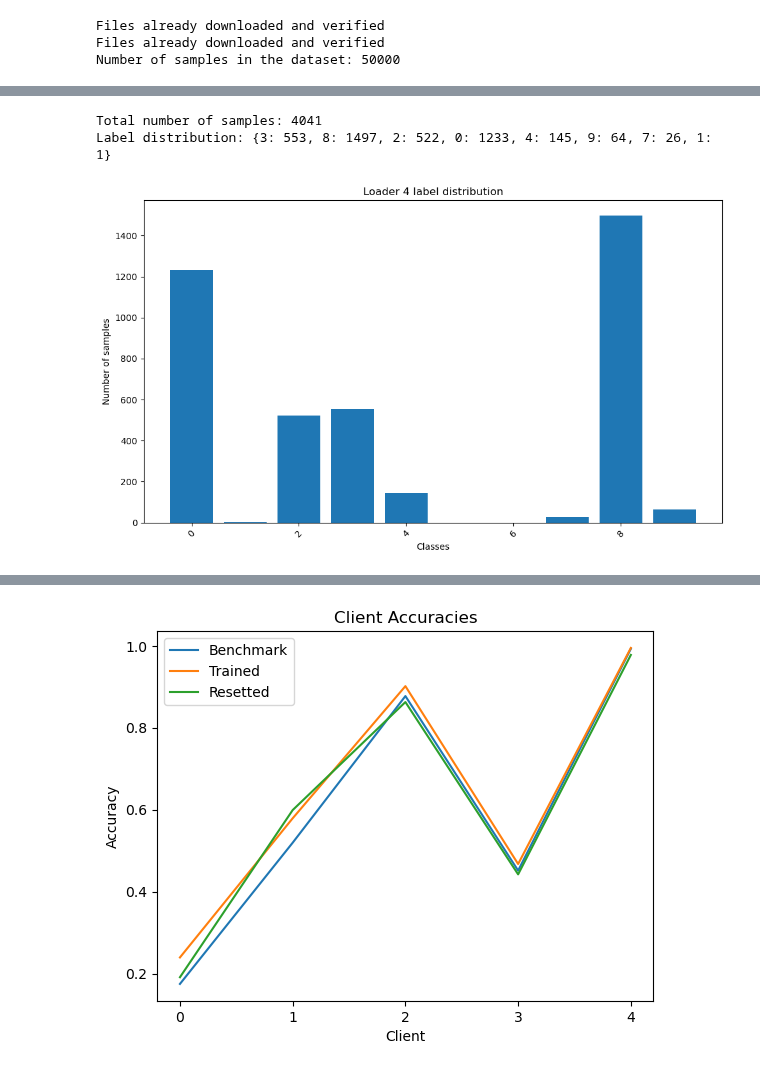
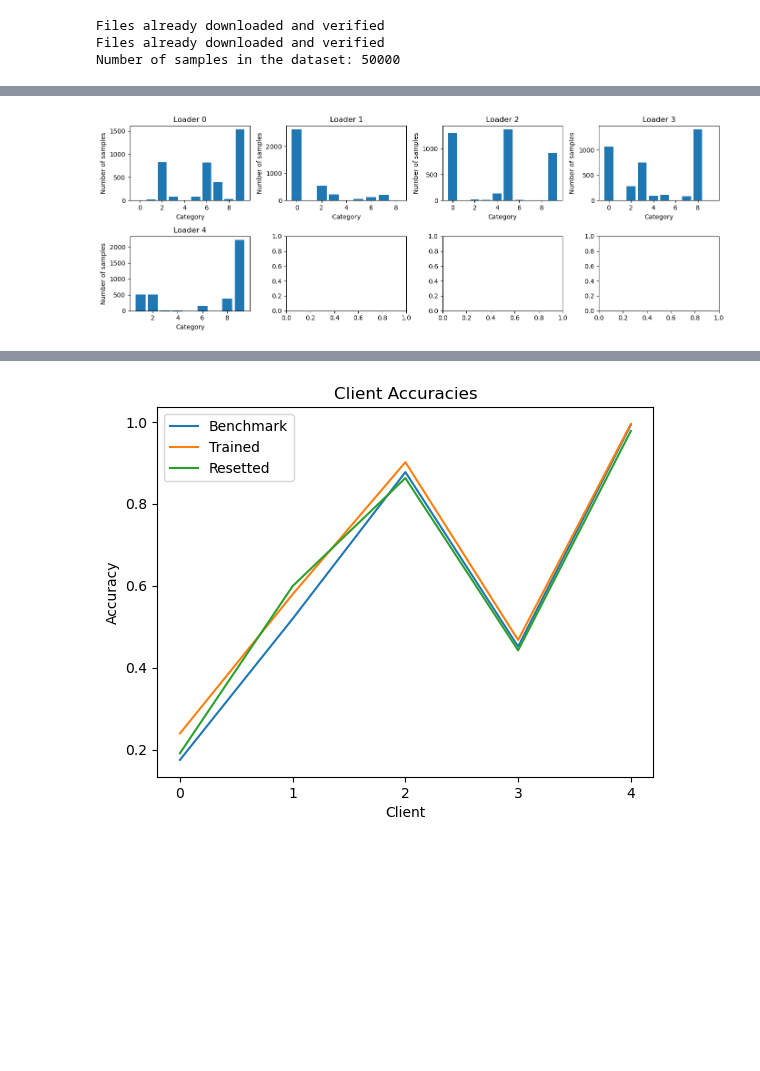
Before and after one commit to lorenzomanini/FedUnlearn-PE, a Jupyter notebook: Residual/vision_unlearn_Resdiual.ipynb, the cells around one changed output, grey strips where cells are left out. Drawn from its saved outputs; the diff is of its cells as text; code cells hidden in the pictures; blank space fills up the shorter version.

```diff
--- a/Residual/vision_unlearn_Resdiual.ipynb
+++ b/Residual/vision_unlearn_Resdiual.ipynb
@@ -17,10 +17,14 @@ from tqdm import tqdm
 
 from torchvision.models import resnet18
 # %%
-save_path = 'models/model_new_resnet.pt'
-save_benchmark_path = 'models/model_new_benchmark_resnet.pt'
+save_path = 'models/resnet2.pt'
+save_benchmark_path = 'models/resnet2_benchmark.pt'
+save_indices_path = 'indices/resnet2_indices.pt'
+
 load_path = save_path
 load_benchmark_path = save_benchmark_path
+load_indices_path = save_indices_path
 
-TRAIN=False
-COMPUTE_INFO=False
+LOAD_INDICES=False
+TRAIN=True
+COMPUTE_INFO=True
@@ -126,57 +154,30 @@ imshow(out)#, title=[classes_name[x] for x in classes])
 # %%
 from collections import Counter
-import matplotlib.pyplot as plt
-import torch
 
 def get_label_distribution(dataloader):
     label_counts = Counter()
-    total_samples = 0
+    for _, labels in dataloader:
+        label_counts.update(labels.tolist())
+    return dict(label_counts)
 
-    # Add a try-except block to catch errors
-    try:
-        for _, labels in dataloader:
-            # If labels is a tensor, convert to list first
-            if isinstance(labels, torch.Tensor):
-                # Flatten in case it's a 2D tensor
-                labels_list = labels.flatten().tolist()
-            else:
-                labels_list = labels
+# Choose dataloader list to visualize
+dataloaders = client_dataloaders
 
-            label_counts.update(labels_list)
-            total_samples += len(labels_list)
+width = np.ceil(np.sqrt(2*len(dataloaders))).astype(int)
+height = np.ceil(width/2).astype(int)
 
-    except Exception as e:
-        print(f"Error occurred while iterating through dataloader: {e}")
+axs = fig, axs = plt.subplots(height, width, figsize=(14, 5))
+for i, loader in enumerate(dataloaders):
+    label_distribution = get_label_distribution(loader)
+    axs[i//width][i%width].bar(label_distribution.keys(), label_distribution.values())
+    axs[i//width][i%width].set_title(f'Loader {i}')
+    axs[i//width][i%width].set_xlabel('Category')
+    axs[i//width][i%width].set_ylabel('Number of samples')
 
-    return dict(label_counts), total_samples
-
-# Choose loader to visualize (assuming client_dataloaders is defined)
-loader_idx = 4
-try:
-    loader = client_dataloaders[loader_idx]
-
-    # Get the distribution
-    label_distribution, total_samples = get_label_distribution(loader)
-
-    print(f"Total number of samples: {total_samples}")
-    print(f"Label distribution: {label_distribution}")
-
-    # Plot histogram
-    plt.figure(figsize=(10, 6))
-    plt.bar(list(label_distribution.keys()), list(label_distribution.values()))
-    plt.xlabel('Classes')
-    plt.ylabel('Number of samples')
-    plt.title(f'Loader {loader_idx} label distribution')
-    plt.xticks(rotation=45)
-    plt.tight_layout()
-    plt.show()
-
-except Exception as e:
-    print(f"An error occurred: {e}")
+plt.tight_layout()
+plt.show()
 # %% [output]
-Total number of samples: 4041
-Label distribution: {3: 553, 8: 1497, 2: 522, 0: 1233, 4: 145, 9: 64, 7: 26, 1: 1}
-[figure, old version]
+[figure, new version]
 # %%
 def compute_accuracy(model, dataloader, device=None):
     if device is None:
```
Also changed, not shown: parts of 6 cells of this notebook, 3 other files.
